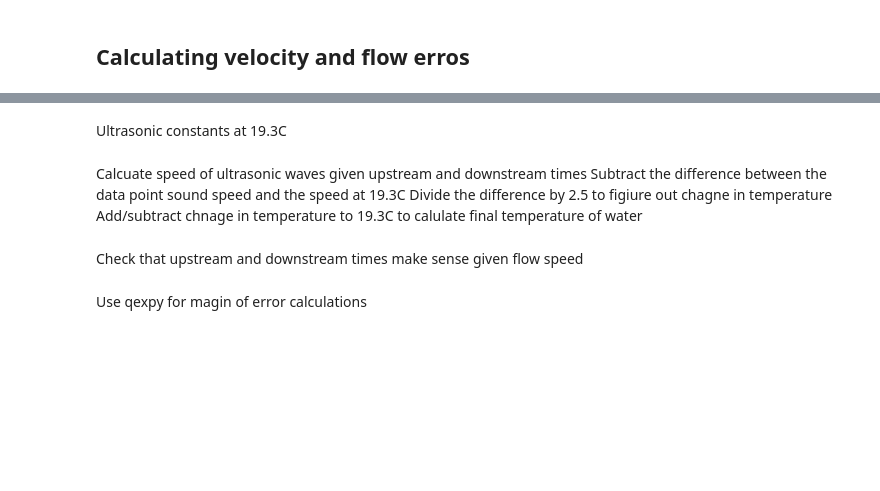
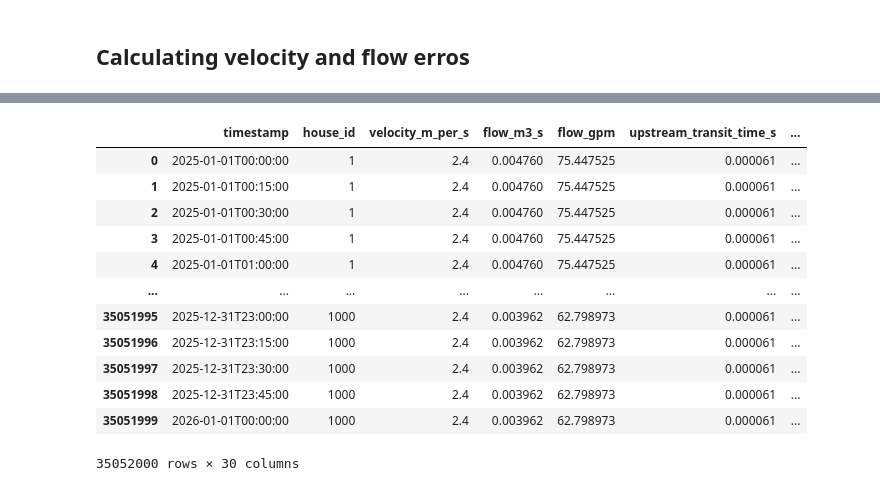
Before and after one commit to senchi-ins/senchi, a Jupyter notebook: experiments/leak_model/data/model/TCN_model.ipynb, the cells around one changed output, grey strips where cells are left out. Drawn from its saved outputs; the diff is of its cells as text; code cells hidden in the pictures; blank space fills up the shorter version.

```diff
--- a/experiments/leak_model/data/model/TCN_model.ipynb
+++ b/experiments/leak_model/data/model/TCN_model.ipynb
@@ -380,2 +157,0 @@ SyntaxError: invalid syntax (3717126241.py, line 7)
-# %% [markdown]
-Ultrasonic constants at 19.3C
@@ -388,9 +158,17 @@ delta = 2.5 # change in v due to 1 degree change in temperature
-# %% [markdown]
-Calcuate speed of ultrasonic waves given upstream and downstream times
-Subtract the difference between the data point sound speed and the speed at 19.3C
-Divide the difference by 2.5 to figiure out chagne in temperature
-Add/subtract chnage in temperature to 19.3C to calulate final temperature of water
-# %% [markdown]
-Check that upstream and downstream times make sense given flow speed
-# %% [markdown]
-Use qexpy for magin of error calculations
+# %%
+# Apply error calculations to the dataframe
+calculate_errors(leak_df)
+# %% [output]
+|  | timestamp | house_id | velocity_m_per_s | flow_m3_s | flow_gpm | upstream_transit_time_s | ... |
+| 0 | 2025-01-01T00:00:00 | 1 | 2.4 | 0.004760 | 75.447525 | 0.000061 | ... |
+| 1 | 2025-01-01T00:15:00 | 1 | 2.4 | 0.004760 | 75.447525 | 0.000061 | ... |
+| 2 | 2025-01-01T00:30:00 | 1 | 2.4 | 0.004760 | 75.447525 | 0.000061 | ... |
+| 3 | 2025-01-01T00:45:00 | 1 | 2.4 | 0.004760 | 75.447525 | 0.000061 | ... |
+| 4 | 2025-01-01T01:00:00 | 1 | 2.4 | 0.004760 | 75.447525 | 0.000061 | ... |
+| ... | ... | ... | ... | ... | ... | ... | ... |
+| 35051995 | 2025-12-31T23:00:00 | 1000 | 2.4 | 0.003962 | 62.798973 | 0.000061 | ... |
+| 35051996 | 2025-12-31T23:15:00 | 1000 | 2.4 | 0.003962 | 62.798973 | 0.000061 | ... |
+| 35051997 | 2025-12-31T23:30:00 | 1000 | 2.4 | 0.003962 | 62.798973 | 0.000061 | ... |
+| 35051998 | 2025-12-31T23:45:00 | 1000 | 2.4 | 0.003962 | 62.798973 | 0.000061 | ... |
+| 35051999 | 2026-01-01T00:00:00 | 1000 | 2.4 | 0.003962 | 62.798973 | 0.000061 | ... |
+35052000 rows × 30 columns
```
Also changed, not shown: parts of 66 cells of this notebook.
